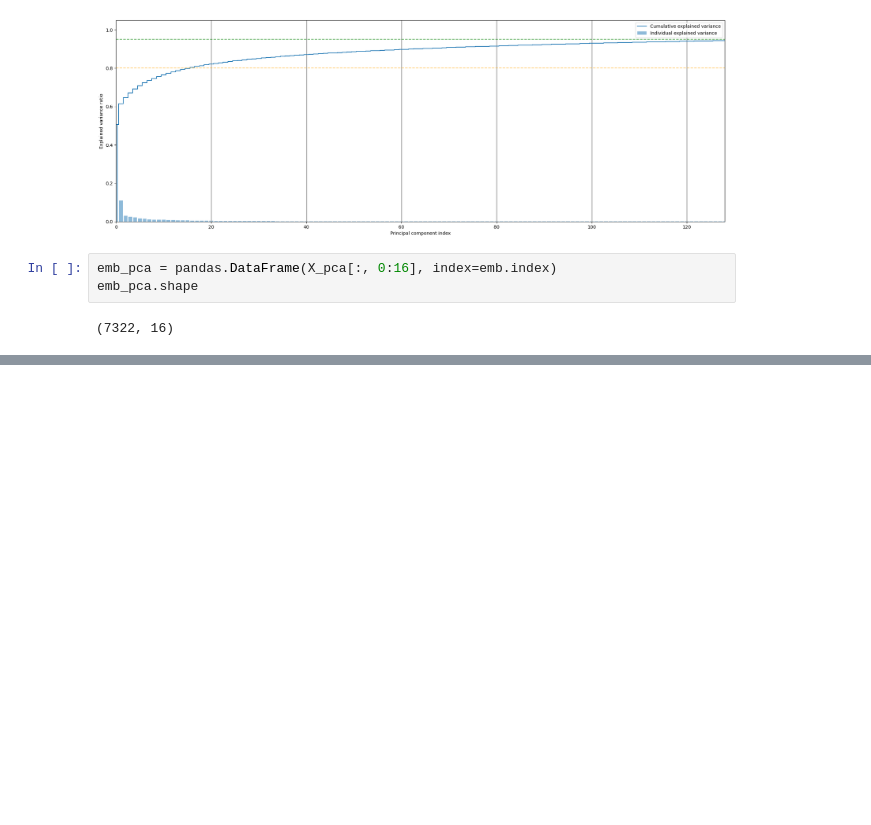
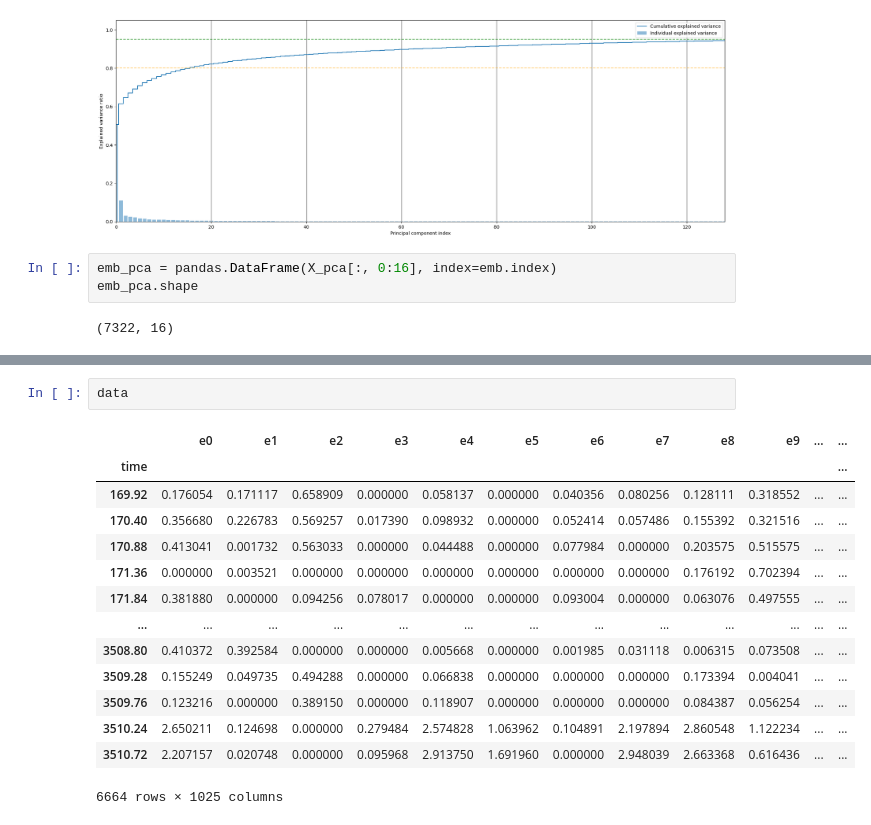
Before and after one commit to jonnor/machinehearing, a Jupyter notebook: handson/audio-embedding/Segmentation.ipynb, the cells around one changed output, grey strips where cells are left out. Cells and saved outputs as stored; diff of their text form; blank space fills up the shorter version.

```diff
--- a/handson/audio-embedding/Segmentation.ipynb
+++ b/handson/audio-embedding/Segmentation.ipynb
@@ -118,0 +190,17 @@ fig.tight_layout()
+# %%
+data
+# %% [output]
+|  | e0 | e1 | e2 | e3 | e4 | e5 | e6 | e7 | e8 | e9 | ... | ... |
+| time |  |  |  |  |  |  |  |  |  |  |  | ... |
+| 169.92 | 0.176054 | 0.171117 | 0.658909 | 0.000000 | 0.058137 | 0.000000 | 0.040356 | 0.080256 | 0.128111 | 0.318552 | ... | ... |
+| 170.40 | 0.356680 | 0.226783 | 0.569257 | 0.017390 | 0.098932 | 0.000000 | 0.052414 | 0.057486 | 0.155392 | 0.321516 | ... | ... |
+| 170.88 | 0.413041 | 0.001732 | 0.563033 | 0.000000 | 0.044488 | 0.000000 | 0.077984 | 0.000000 | 0.203575 | 0.515575 | ... | ... |
+| 171.36 | 0.000000 | 0.003521 | 0.000000 | 0.000000 | 0.000000 | 0.000000 | 0.000000 | 0.000000 | 0.176192 | 0.702394 | ... | ... |
+| 171.84 | 0.381880 | 0.000000 | 0.094256 | 0.078017 | 0.000000 | 0.000000 | 0.093004 | 0.000000 | 0.063076 | 0.497555 | ... | ... |
+| ... | ... | ... | ... | ... | ... | ... | ... | ... | ... | ... | ... | ... |
+| 3508.80 | 0.410372 | 0.392584 | 0.000000 | 0.000000 | 0.005668 | 0.000000 | 0.001985 | 0.031118 | 0.006315 | 0.073508 | ... | ... |
+| 3509.28 | 0.155249 | 0.049735 | 0.494288 | 0.000000 | 0.066838 | 0.000000 | 0.000000 | 0.000000 | 0.173394 | 0.004041 | ... | ... |
+| 3509.76 | 0.123216 | 0.000000 | 0.389150 | 0.000000 | 0.118907 | 0.000000 | 0.000000 | 0.000000 | 0.084387 | 0.056254 | ... | ... |
+| 3510.24 | 2.650211 | 0.124698 | 0.000000 | 0.279484 | 2.574828 | 1.063962 | 0.104891 | 2.197894 | 2.860548 | 1.122234 | ... | ... |
+| 3510.72 | 2.207157 | 0.020748 | 0.000000 | 0.095968 | 2.913750 | 1.691960 | 0.000000 | 2.948039 | 2.663368 | 0.616436 | ... | ... |
+6664 rows × 1025 columns
```
Also changed, not shown: parts of 19 cells of this notebook.
